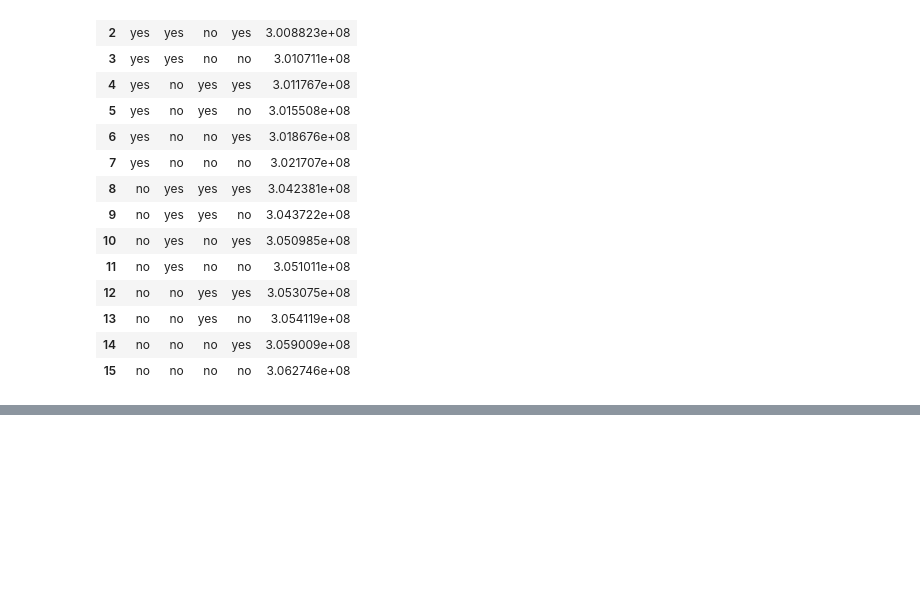
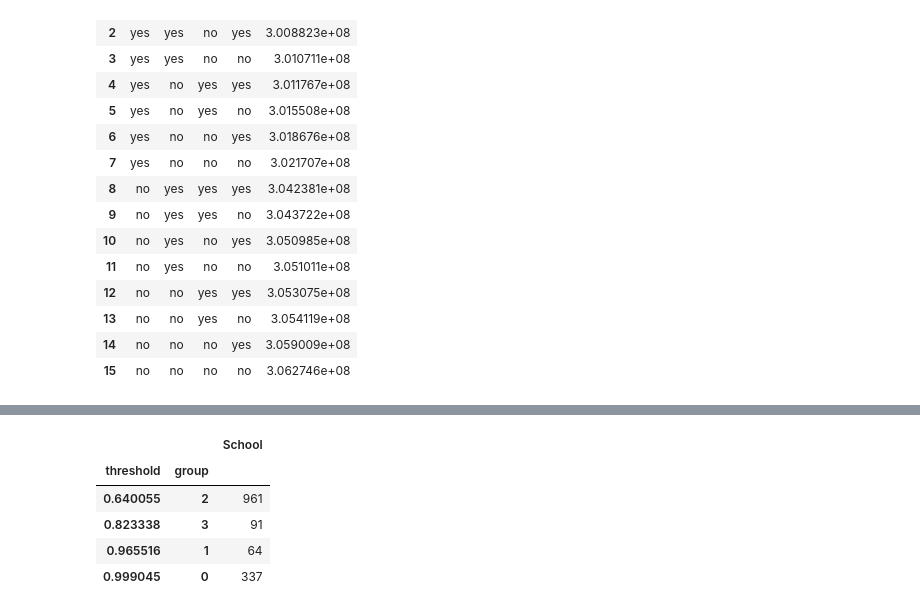
Before and after one commit to MODA-NYC/Project_SchoolLunch, a Jupyter notebook: ExistingVsNewSchools.ipynb, the cells around one changed output, grey strips where cells are left out. Cells and saved outputs as stored; diff of their text form; code cells hidden in the pictures; blank space fills up the shorter version.

```diff
--- a/ExistingVsNewSchools.ipynb
+++ b/ExistingVsNewSchools.ipynb
@@ -480,0 +498,9 @@ the best outcome (highest reimbursement) is to keep the existing groups as they
+# %%
+cepNew.groupby(['threshold','group']).count()[['School']]
+# %% [output]
+|  |  | School |
+| threshold | group |  |
+| 0.640055 | 2 | 961 |
+| 0.823338 | 3 | 91 |
+| 0.965516 | 1 | 64 |
+| 0.999045 | 0 | 337 |
```
Also changed, not shown: parts of 16 cells of this notebook, 2 other files.
